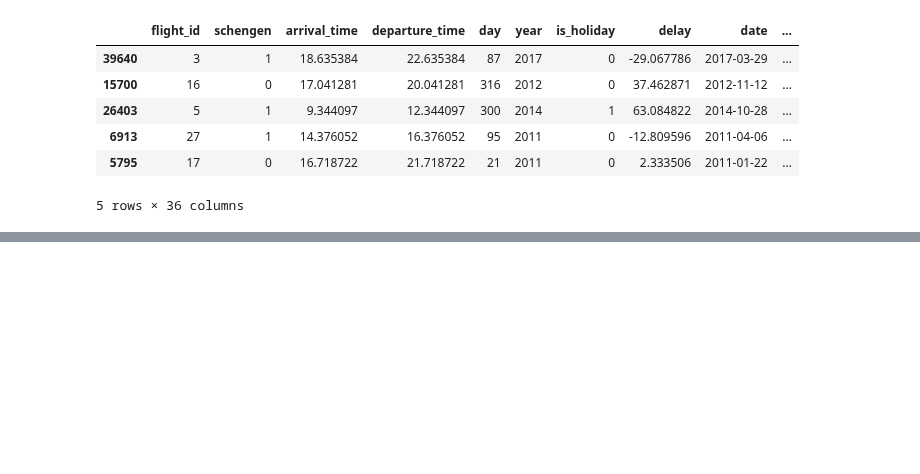
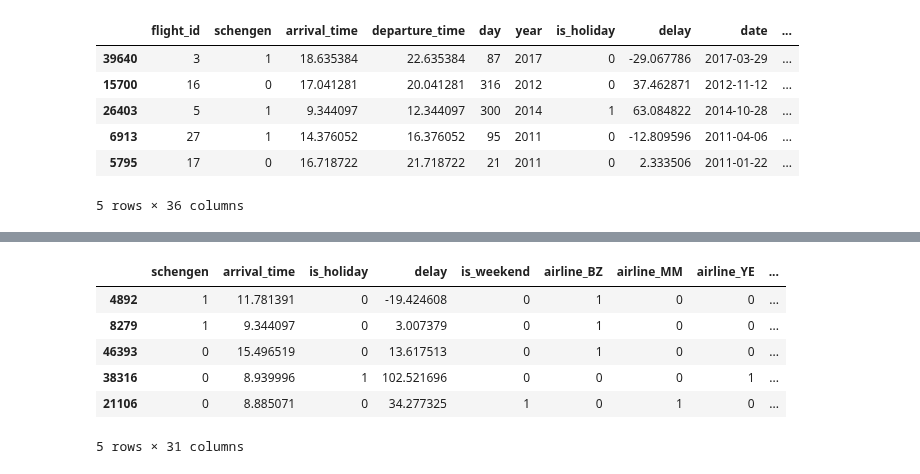
Before and after one commit to r2x4/machine_alura_oracle, a Jupyter notebook: analisi_datos_IA/datos_AI.ipynb, the cells around one changed output, grey strips where cells are left out. Cells and saved outputs as stored; diff of their text form; code cells hidden in the pictures; blank space fills up the shorter version.

```diff
--- a/analisi_datos_IA/datos_AI.ipynb
+++ b/analisi_datos_IA/datos_AI.ipynb
@@ -372,0 +401,13 @@ datos_codificados.sample(5)
+# %%
+# quitamos columnas no necesarias
+
+df = datos_codificados.drop(columns=['year','day','date','flight_id','departure_time'])
+df.sample(5)
+# %% [output]
+|  | schengen | arrival_time | is_holiday | delay | is_weekend | airline_BZ | airline_MM | airline_YE | ... |
+| 4892 | 1 | 11.781391 | 0 | -19.424608 | 0 | 1 | 0 | 0 | ... |
+| 8279 | 1 | 9.344097 | 0 | 3.007379 | 0 | 1 | 0 | 0 | ... |
+| 46393 | 0 | 15.496519 | 0 | 13.617513 | 0 | 1 | 0 | 0 | ... |
+| 38316 | 0 | 8.939996 | 1 | 102.521696 | 0 | 0 | 0 | 1 | ... |
+| 21106 | 0 | 8.885071 | 0 | 34.277325 | 1 | 0 | 1 | 0 | ... |
+5 rows × 31 columns
```
Also changed, not shown: parts of 2 cells of this notebook.
